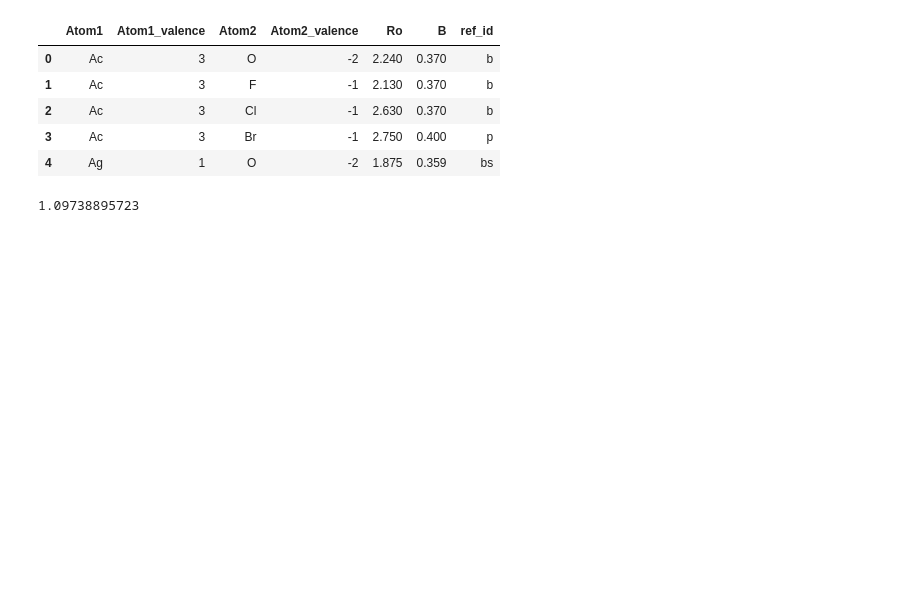
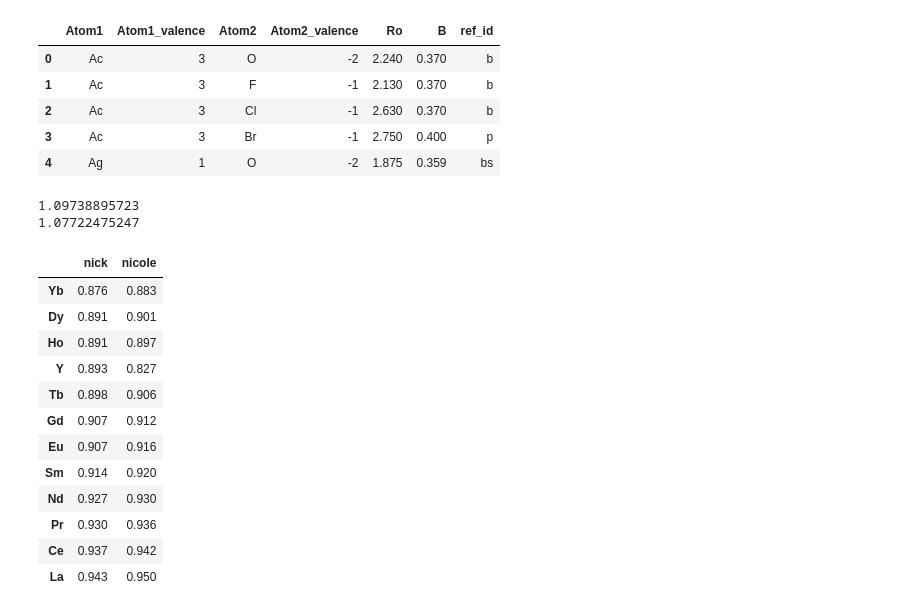
Before and after one commit to MTD-group/Sym-Modes, a Jupyter notebook: ToleranceFactorCalculator/TolFactCalc.ipynb, the cells around one changed output. Cells and saved outputs as stored; diff of their text form; code cells hidden in the pictures; blank space fills up the shorter version.

```diff
--- a/ToleranceFactorCalculator/TolFactCalc.ipynb
+++ b/ToleranceFactorCalculator/TolFactCalc.ipynb
@@ -48,5 +48,30 @@ def rp_tol_factor_calc(ion_list, valence_list):
 # %%
 # Test using BaMnO3
 print(calc_tol_factor(['Ba', 'Mn','O'], ['2+', '4+', '2-']))
+print(calc_tol_factor(['Ba', 'Mn','O'], ['2+', '4+', '2-'], rp=2))
 # %% [output]
 1.09738895723
+1.07722475247
+# %%
+names = ['Yb','Dy','Ho','Y','Tb','Gd', 'Eu','Sm','Nd','Pr','Ce','La']
+nicole = [0.883, 0.901, 0.897, 0.827, 0.906, 0.912, 0.916, 0.92, 0.93, 0.936, 0.942, 0.95]
+nick = []
+for name in names:
+    nick.append(float('{:0.3f}'.format(calc_tol_factor([name, 'V','O'], ['3+', '3+', '2-']))))
+d = {'nicole': nicole, 'nick': nick}
+vanadates = pd.DataFrame(data=d ,index=names)
+vanadates
+# %% [output]
+|  | nick | nicole |
+| Yb | 0.876 | 0.883 |
+| Dy | 0.891 | 0.901 |
+| Ho | 0.891 | 0.897 |
+| Y | 0.893 | 0.827 |
+| Tb | 0.898 | 0.906 |
+| Gd | 0.907 | 0.912 |
+| Eu | 0.907 | 0.916 |
+| Sm | 0.914 | 0.920 |
+| Nd | 0.927 | 0.930 |
+| Pr | 0.930 | 0.936 |
+| Ce | 0.937 | 0.942 |
+| La | 0.943 | 0.950 |
```
Also changed, not shown: parts of 5 cells of this notebook.
